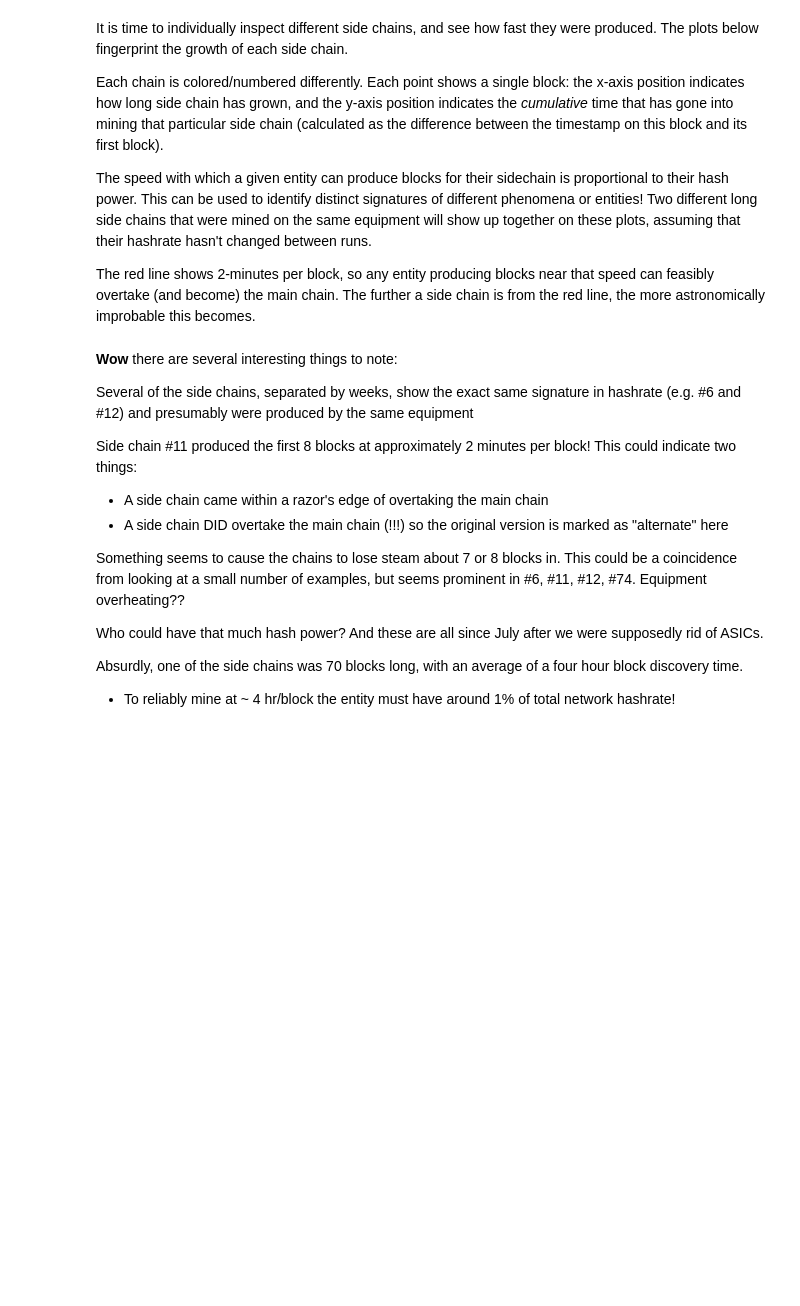
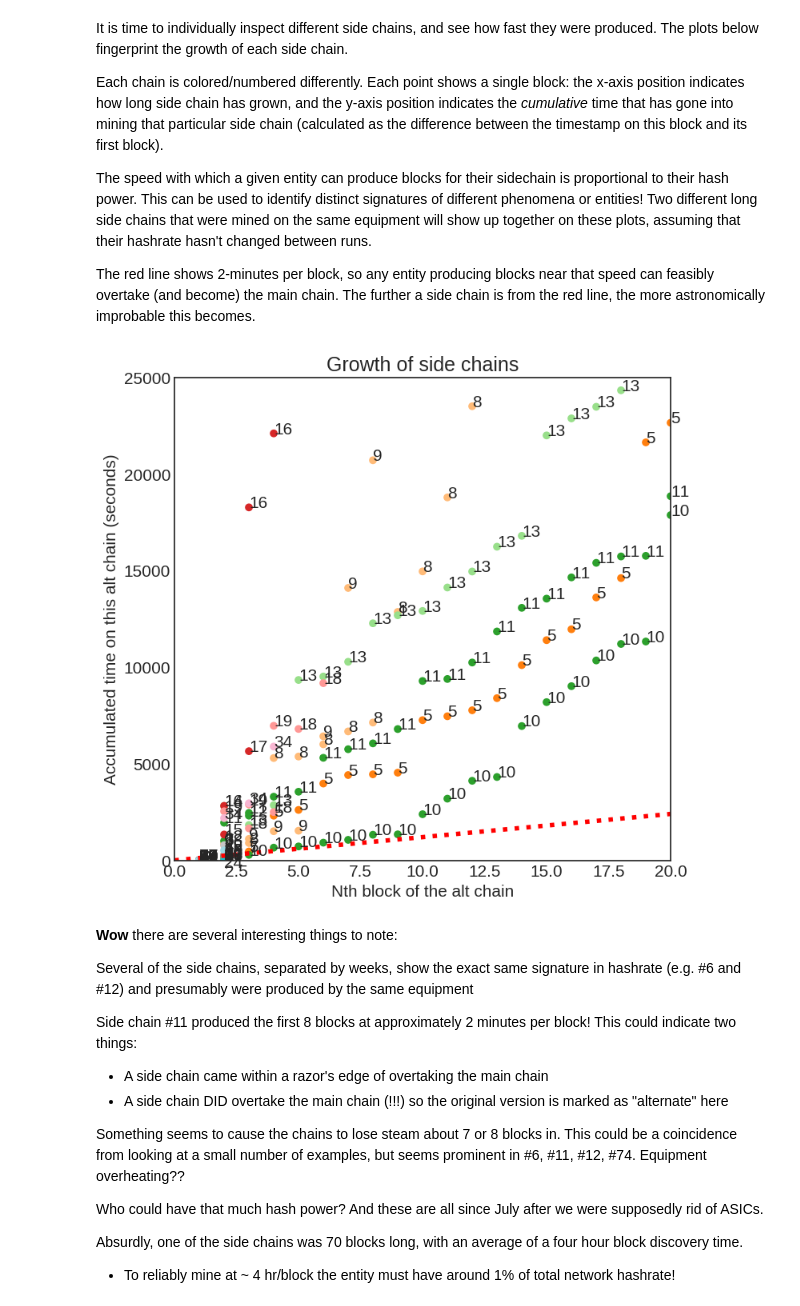
Before and after one commit to noncesense-research-lab/archival_network, a Jupyter notebook: analyses/altchain_temporal_study.ipynb, the cells around one changed output. Saved outputs shown, nothing was run; the diff lists cells and outputs as text; code cells hidden in the pictures; blank space fills up the shorter version.

```diff
--- a/analyses/altchain_temporal_study.ipynb
+++ b/analyses/altchain_temporal_study.ipynb
@@ -381,34 +387,36 @@ max_chain_length = 20
 max_chain_time = 25000
 norm_block_time = 120 # seconds
 
 fig = plt.figure(figsize=(8,8), dpi=100)
 plt.style.use('seaborn-white')
 plt.rcParams['ytick.labelsize'] = 15
 plt.rcParams['xtick.labelsize'] = 15
 plt.rcParams['font.size'] = 15
 
 
 
 plt.scatter(b1s.side_chain_length, b1s.side_chain_time+1, c=b1s.side_chain_ID, cmap='tab20')
 #fig.suptitle('Looking at side chain lengths and time, all blocks')
 plt.xlabel('Nth block of the alt chain')
 plt.ylabel('Accumulated time on this alt chain (seconds)')
 plt.xlim((0,max_chain_length))
 plt.ylim((0,max_chain_time))
 plt.title('Growth of side chains')
 
 for i, txt in enumerate(b1s.side_chain_ID):
     # print(i)
     X = b1s.side_chain_length[i]
     Y = b1s.side_chain_time[i]
     S = b1s.side_chain_ID[i]
     # print("X = " + str(X), " // Y = " + str(Y) + " // S = " + str(S))
     if i > 0 and X <= max_chain_length and Y <= max_chain_time:
         plt.text(X,Y,S)
 
 # Add on a regular rate
-plt.plot((0,max_chain_length), (0, max_chain_length*norm_block_time), c='red')
+plt.plot((0,max_chain_length), (0, max_chain_length*norm_block_time), c='red', linewidth=4, linestyle=':')
 pass
+# %% [output]
+[figure, added]
 # %% [markdown]
 **Wow** there are several interesting things to note:
 
```
Also changed, not shown: parts of 11 cells of this notebook.
